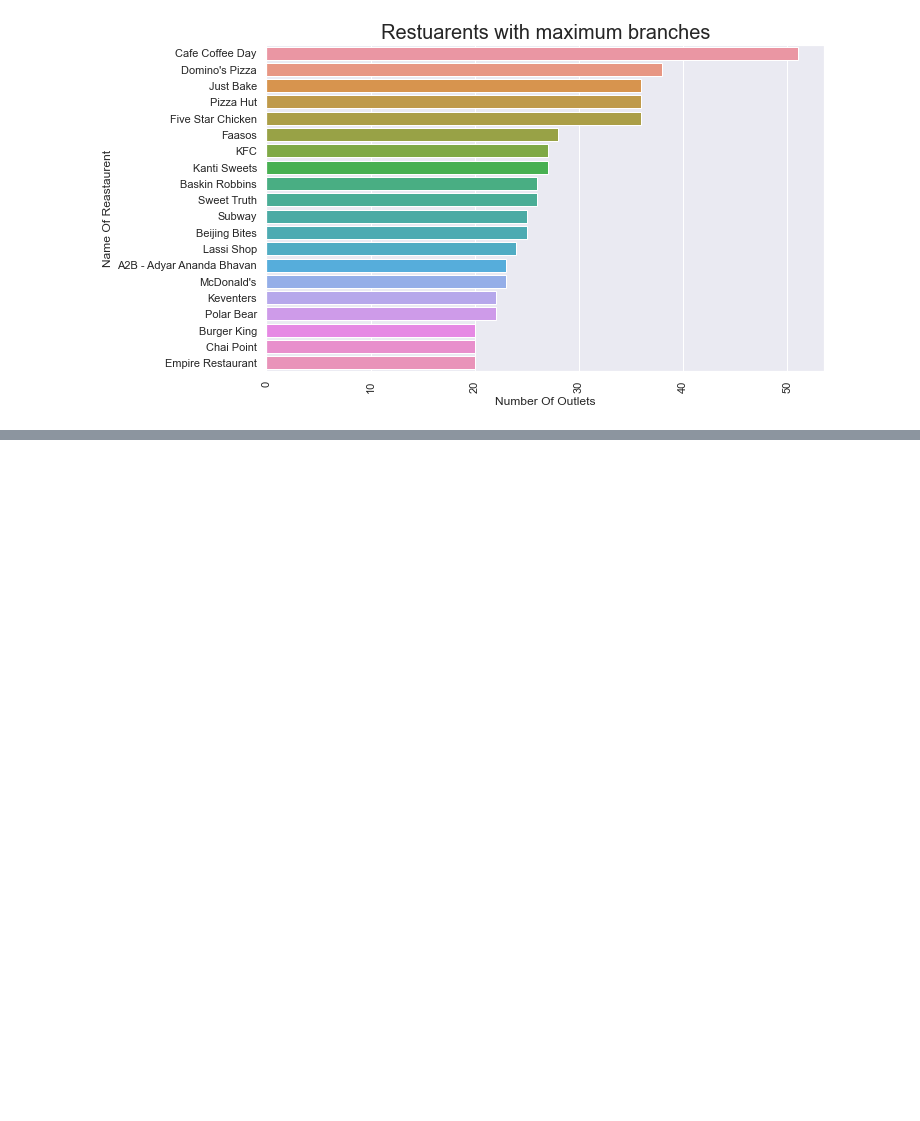
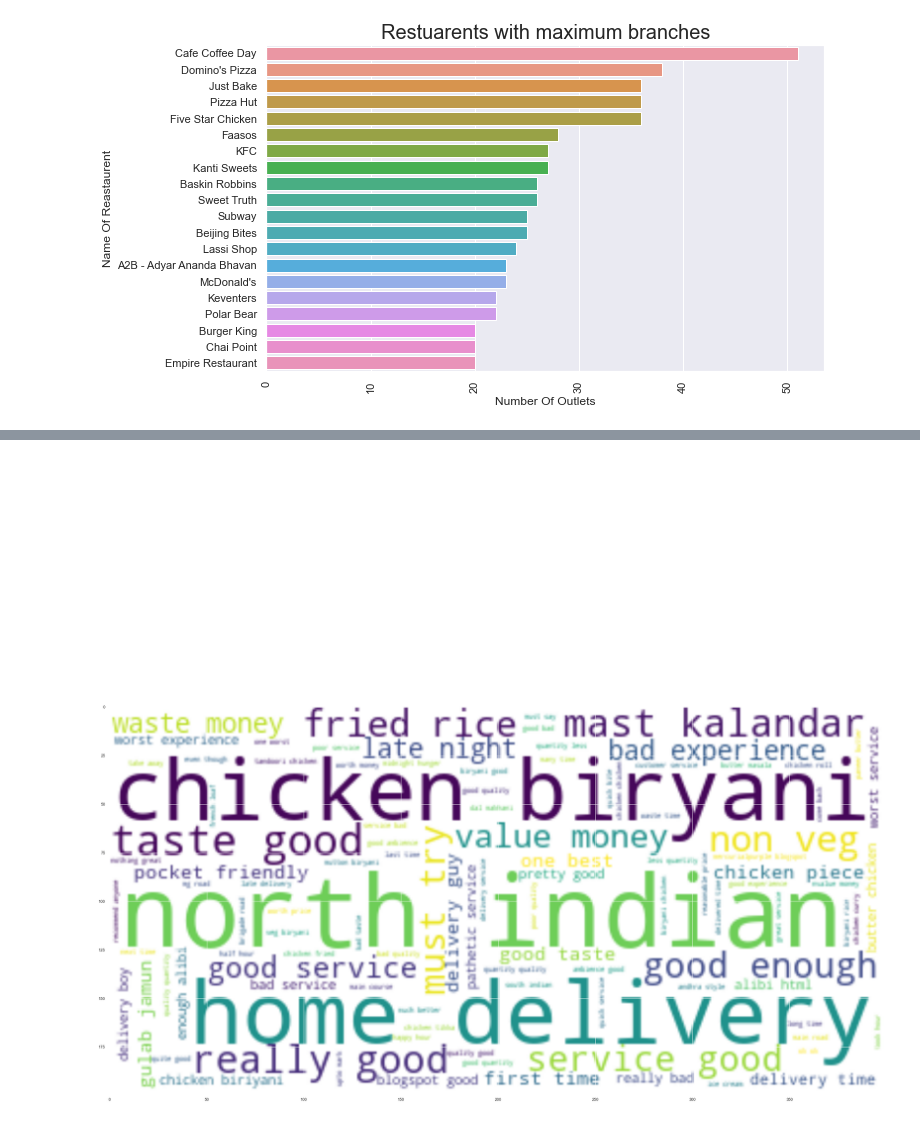
Before and after one commit to NagaSireeshaChinthala/Zomato_Restaurent_Recommendation, a Jupyter notebook: data_exploration.ipynb, the cells around one changed output, grey strips where cells are left out. Cells and saved outputs as stored; diff of their text form; code cells hidden in the pictures; blank space fills up the shorter version.

Commit message:
Added review text clean-up and analysis

```diff
--- a/data_exploration.ipynb
+++ b/data_exploration.ipynb
@@ -215,8 +216,3 @@ plt.title('Restuarents with maximum branches', fontsize=20)
 plt.show()
 # %% [output]
 [figure]
-# %%
-data_df.reviews_list.replace(to_replace=r'\\n',value=' ',regex=True,inplace=True)
-data_df.reviews_list.replace(to_replace=r"'\(',",value=' ',regex=True,inplace=True)
-data_df.reviews_list.replace(to_replace=r'"',value="'",regex=True,inplace=True)
-data_df.head()
@@ -229,0 +219,21 @@ data_df.head()
+# %%
+negetive_reviews = data_df[data_df['rate'] < 3]
+negetive_review_text =  " ".join(review for review in negetive_reviews.reviews_list.astype(str))
+
+# Create a WordCloud object
+negCloud = WordCloud(background_color="white", max_words=5000, contour_width=3, contour_color='steelblue')
+# Generate a word cloud
+negCloud.generate(negetive_review_text)
+# Visualize the word cloud
+plt.axis("off")
+
+plt.figure( figsize=(40,20))
+
+plt.tight_layout(pad=0)
+
+plt.imshow(negCloud, interpolation='bilinear')
+
+plt.show()
+# %% [output]
+[figure, added]
+[figure, added]
```
Also changed, not shown: parts of 4 cells of this notebook, 1 other file.
